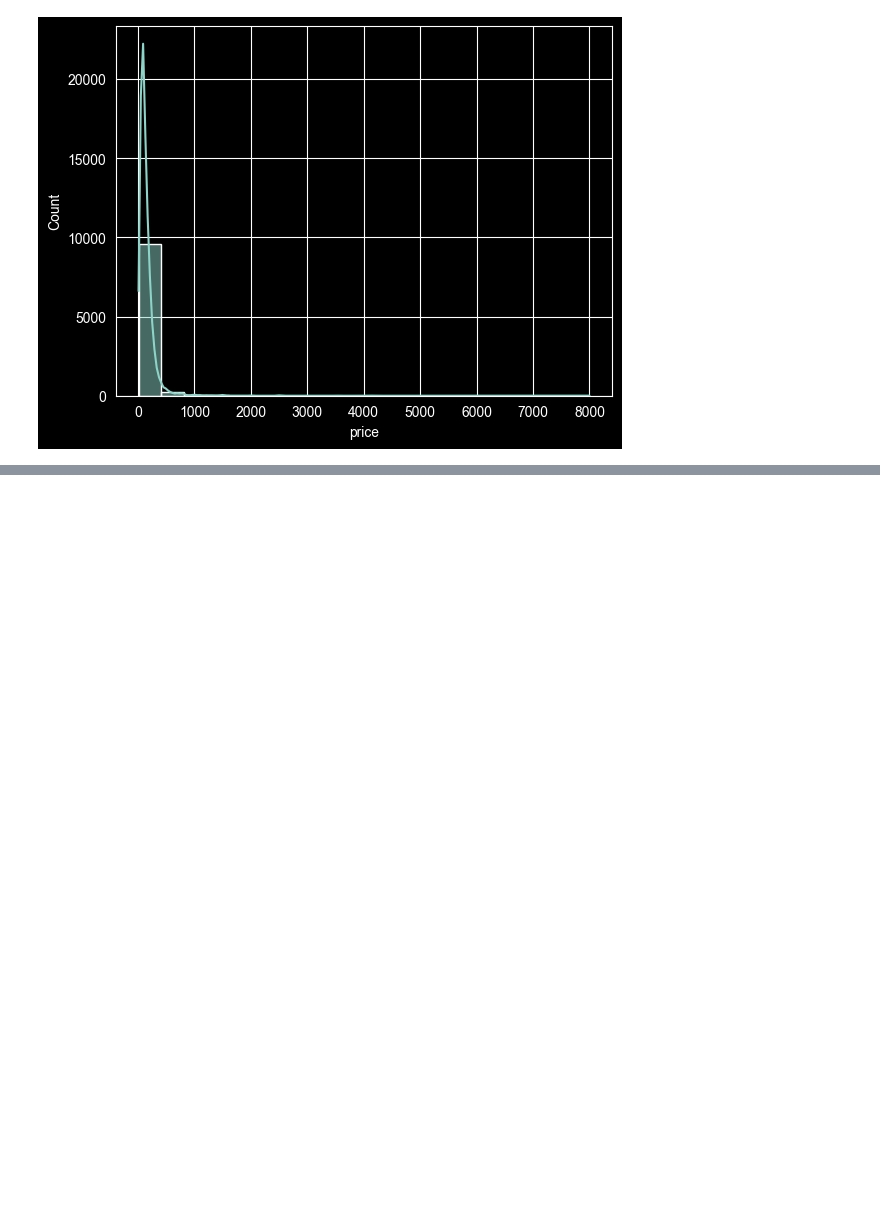
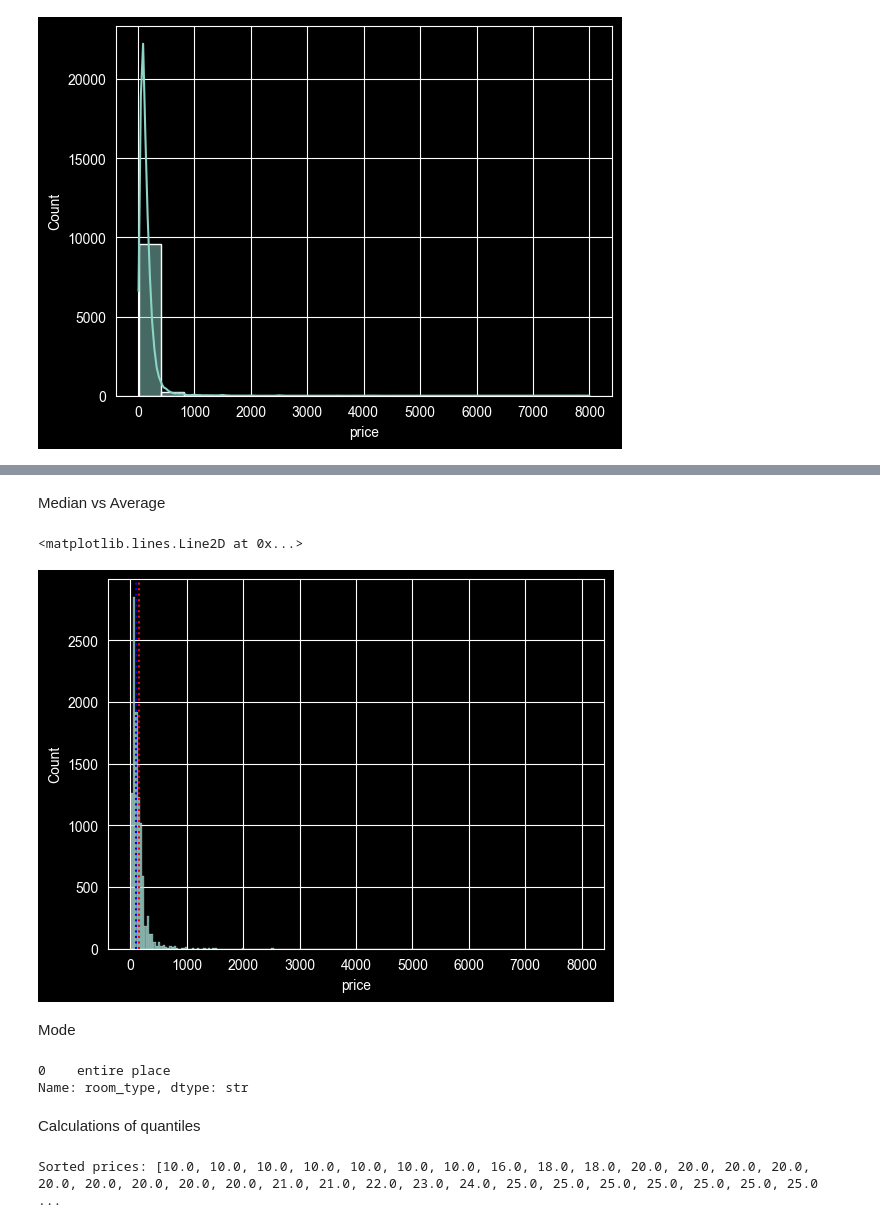
Before and after one commit to dulska-ola/Descriptive_stats_lab3, a Jupyter notebook: Cleaning_Data_in_Python_live_session.ipynb, the cells around one changed output, grey strips where cells are left out. Drawn from its saved outputs; the diff is of its cells as text; code cells hidden in the pictures; blank space fills up the shorter version.

```diff
--- a/Cleaning_Data_in_Python_live_session.ipynb
+++ b/Cleaning_Data_in_Python_live_session.ipynb
@@ -785,0 +866,23 @@ plt.show()
+# %% [markdown]
+Median vs Average
+# %%
+sns.histplot(data=airbnb,x="price")
+plt.axvline(airbnb['price'].mean(),linestyle='dotted',color="red")
+plt.axvline(airbnb['price'].median(), linestyle="dotted",color="blue")
+# %% [output]
+<matplotlib.lines.Line2D at 0x...>
+[figure, added]
+# %% [markdown]
+Mode
+# %%
+airbnb["room_type"].mode()
+# %% [output]
+0    entire place
+Name: room_type, dtype: str
+# %% [markdown]
+Calculations of quantiles
+# %%
+sorted_prices = sorted(airbnb["price"])
+print("Sorted prices:",sorted_prices)
+# %% [output]
+Sorted prices: [10.0, 10.0, 10.0, 10.0, 10.0, 10.0, 10.0, 16.0, 18.0, 18.0, 20.0, 20.0, 20.0, 20.0, 20.0, 20.0, 20.0, 20.0, 20.0, 21.0, 21.0, 22.0, 23.0, 24.0, 25.0, 25.0, 25.0, 25.0, 25.0, 25.0, 25.0 ...
```
Also changed, not shown: parts of 29 cells of this notebook, 9 other files.
